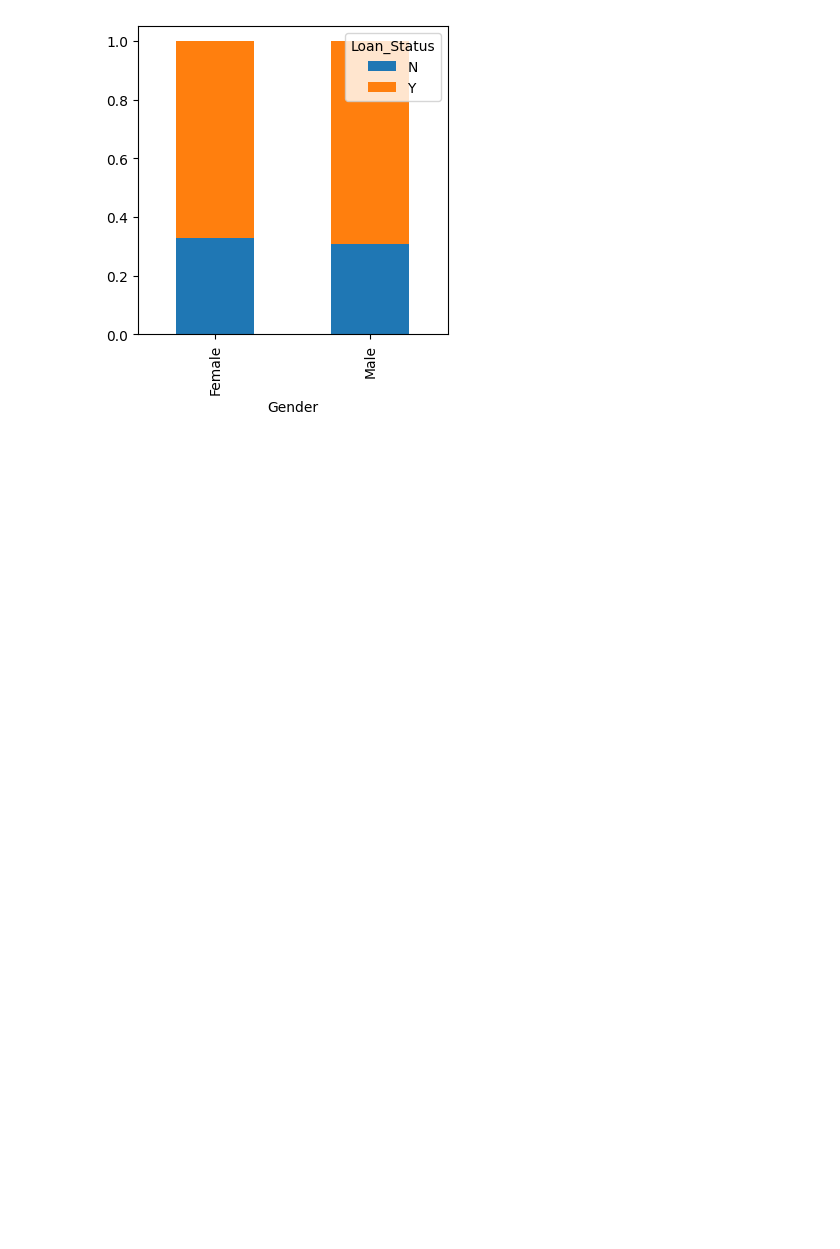
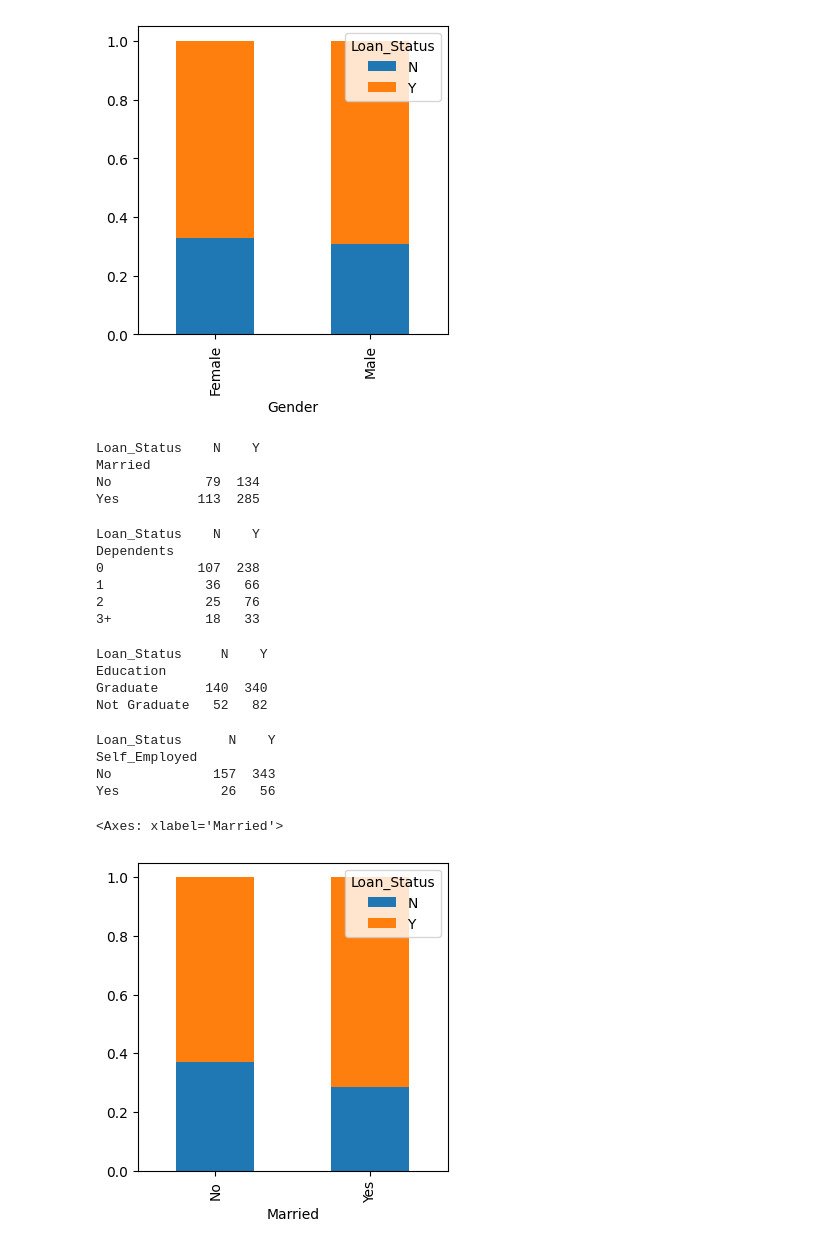
Before and after one commit to dabarbosa10/MachineLearning, a Jupyter notebook: Prediction.ipynb, the cells around one changed output. Cells and saved outputs as stored; diff of their text form; code cells hidden in the pictures; blank space fills up the shorter version.

```diff
--- a/Prediction.ipynb
+++ b/Prediction.ipynb
@@ -135,3 +135,42 @@ Gender.div(Gender.sum(1).astype(float), axis=0).plot(kind="bar",stacked=True, fi
 # %% [output]
 <Axes: xlabel='Gender'>
 [figure]
+# %%
+Married=pd.crosstab(df['Married'],df['Loan_Status'])
+print(Married)
+# %% [output]
+Loan_Status    N    Y
+Married
+No            79  134
+Yes          113  285
+# %%
+Dependents=pd.crosstab(df['Dependents'],df['Loan_Status'])
+print(Dependents)
+# %% [output]
+Loan_Status    N    Y
+Dependents
+0            107  238
+1             36   66
+2             25   76
+3+            18   33
+# %%
+Education=pd.crosstab(df['Education'],df['Loan_Status'])
+print(Education)
+# %% [output]
+Loan_Status     N    Y
+Education
+Graduate      140  340
+Not Graduate   52   82
+# %%
+Self_Employed=pd.crosstab(df['Self_Employed'],df['Loan_Status'])
+print(Self_Employed)
+# %% [output]
+Loan_Status      N    Y
+Self_Employed
+No             157  343
+Yes             26   56
+# %%
+Married.div(Married.sum(1).astype(float), axis=0).plot(kind="bar",stacked=True, figsize=(4,4))
+# %% [output]
+<Axes: xlabel='Married'>
+[figure, added]
```
Also changed, not shown: parts of 11 cells of this notebook.
